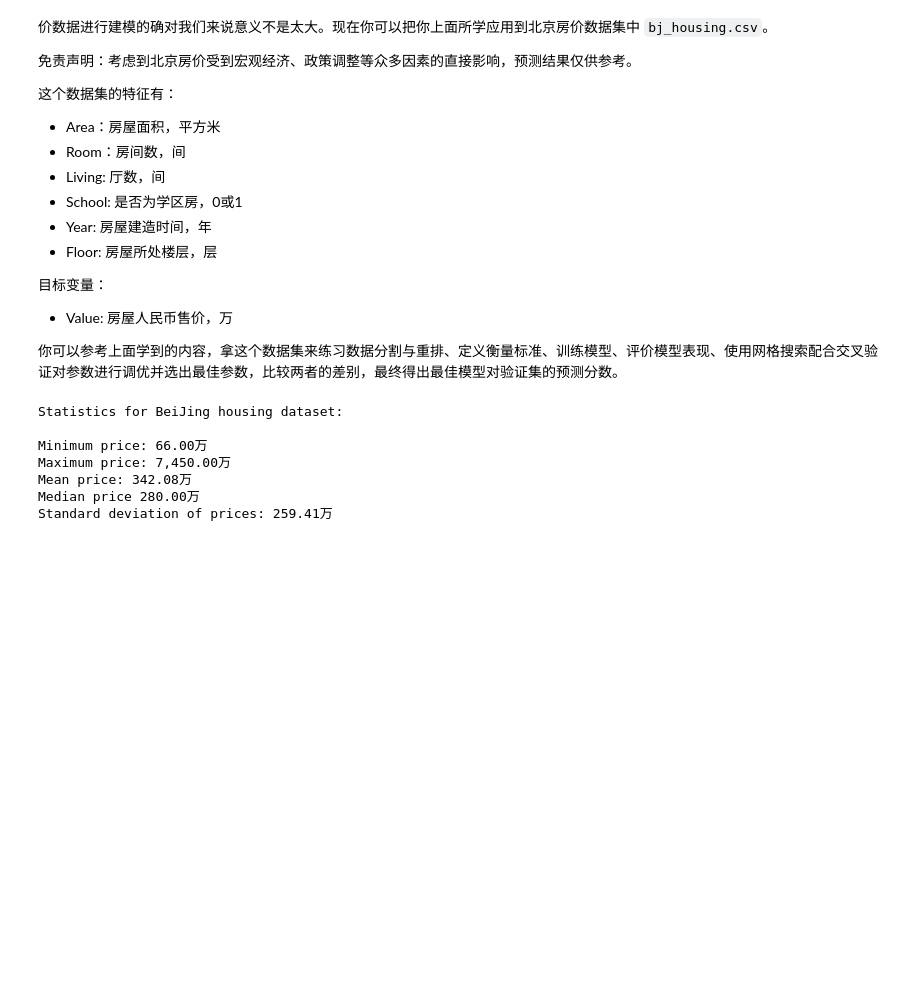
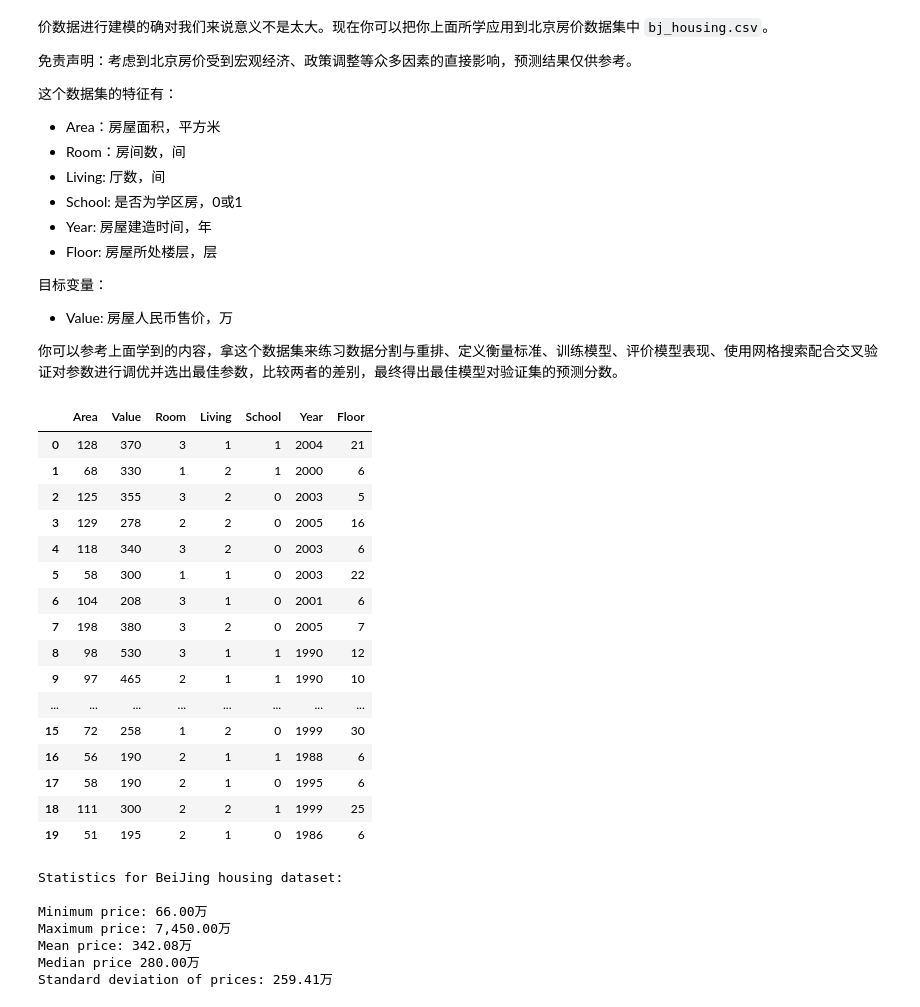
Before and after one commit to pol117/boston_housing, a Jupyter notebook: boston_housing.ipynb, the cells around one changed output. Drawn from its saved outputs; the diff is of its cells as text; code cells hidden in the pictures; blank space fills up the shorter version.

```diff
--- a/boston_housing.ipynb
+++ b/boston_housing.ipynb
@@ -522,11 +529,29 @@ Range in prices: $20,959.06
 
 你可以参考上面学到的内容，拿这个数据集来练习数据分割与重排、定义衡量标准、训练模型、评价模型表现、使用网格搜索配合交叉验证对参数进行调优并选出最佳参数，比较两者的差别，最终得出最佳模型对验证集的预测分数。
 # %%
-#先不做选作
+#导入数据
 bj = pd.read_csv('bj_housing.csv')
 prices = bj['Value']
 features = bj.drop('Value', axis = 1)
-#bj.head(20)
+bj.head(20)
+# %% [output]
+|  | Area | Value | Room | Living | School | Year | Floor |
+| 0 | 128 | 370 | 3 | 1 | 1 | 2004 | 21 |
+| 1 | 68 | 330 | 1 | 2 | 1 | 2000 | 6 |
+| 2 | 125 | 355 | 3 | 2 | 0 | 2003 | 5 |
+| 3 | 129 | 278 | 2 | 2 | 0 | 2005 | 16 |
+| 4 | 118 | 340 | 3 | 2 | 0 | 2003 | 6 |
+| 5 | 58 | 300 | 1 | 1 | 0 | 2003 | 22 |
+| 6 | 104 | 208 | 3 | 1 | 0 | 2001 | 6 |
+| 7 | 198 | 380 | 3 | 2 | 0 | 2005 | 7 |
+| 8 | 98 | 530 | 3 | 1 | 1 | 1990 | 12 |
+| 9 | 97 | 465 | 2 | 1 | 1 | 1990 | 10 |
+| ... | ... | ... | ... | ... | ... | ... | ... |
+| 15 | 72 | 258 | 1 | 2 | 0 | 1999 | 30 |
+| 16 | 56 | 190 | 2 | 1 | 1 | 1988 | 6 |
+| 17 | 58 | 190 | 2 | 1 | 0 | 1995 | 6 |
+| 18 | 111 | 300 | 2 | 2 | 1 | 1999 | 25 |
+| 19 | 51 | 195 | 2 | 1 | 0 | 1986 | 6 |
 # %%
 #目标：计算价值的最小值
 minimum_price = prices.min()
```
Also changed, not shown: parts of 9 cells of this notebook, 1 other file.
